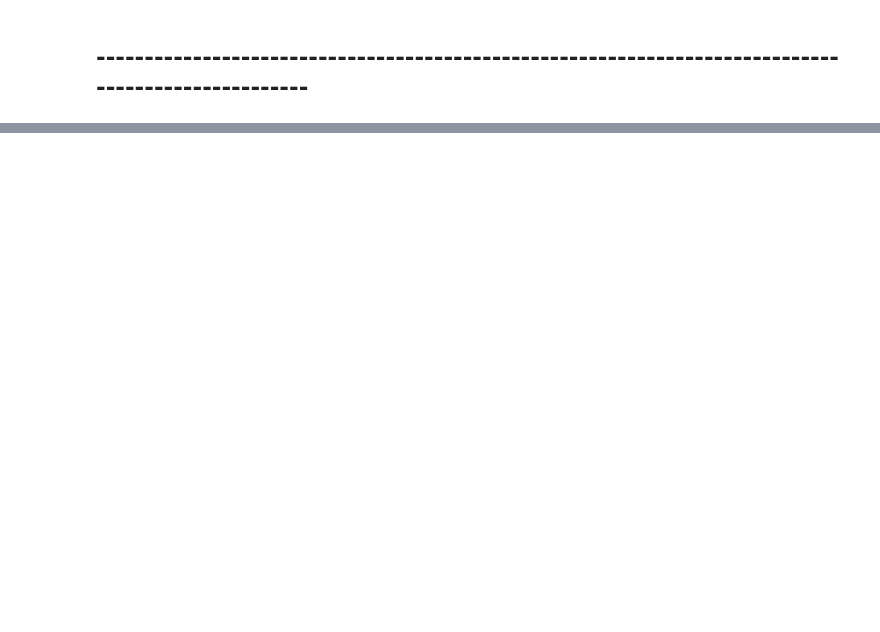
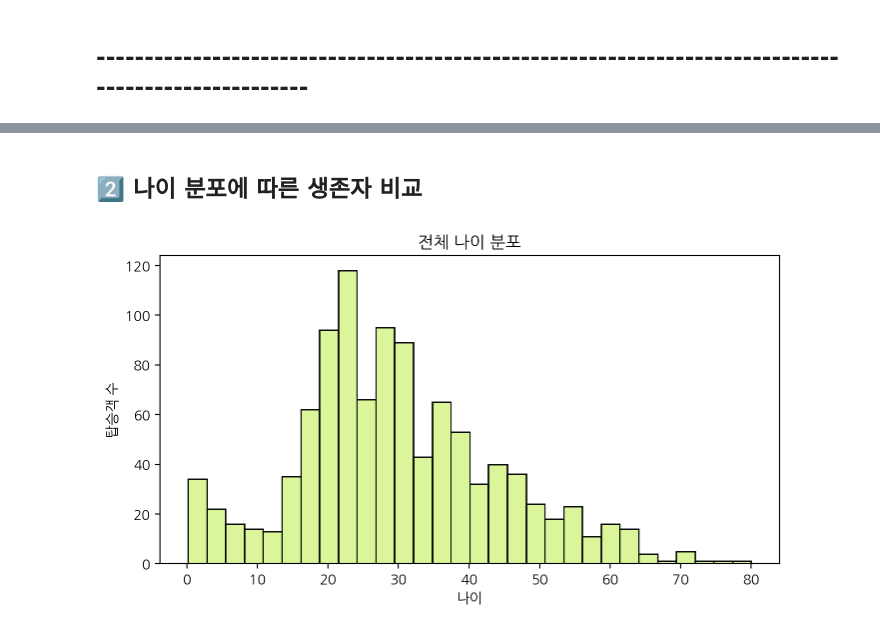
Before and after one commit to yejin135/PR-train2, a Jupyter notebook: 25_BDA_Titanic_B_TeamDP.ipynb, the cells around one changed output, grey strips where cells are left out. Cells and saved outputs as stored; diff of their text form; code cells hidden in the pictures; blank space fills up the shorter version.

```diff
--- a/25_BDA_Titanic_B_TeamDP.ipynb
+++ b/25_BDA_Titanic_B_TeamDP.ipynb
@@ -320,0 +438,15 @@ plt.show()
+# %% [markdown]
+## 2️⃣ 나이 분포에 따른 생존자 비교
+# %%
+# 전체 나이 분포 확인
+
+plt.figure(figsize=(8, 4))
+
+# 연속형 데이터의 분포를 히스토그램 형태로 표현
+sns.histplot(tData['Age'].dropna(), bins=30, kde=False, color='#CEF279')
+plt.title('전체 나이 분포')
+plt.xlabel('나이')
+plt.ylabel('탑승객 수')
+plt.show()
+# %% [output]
+[figure, added]
```
Also changed, not shown: parts of 32 cells of this notebook.
